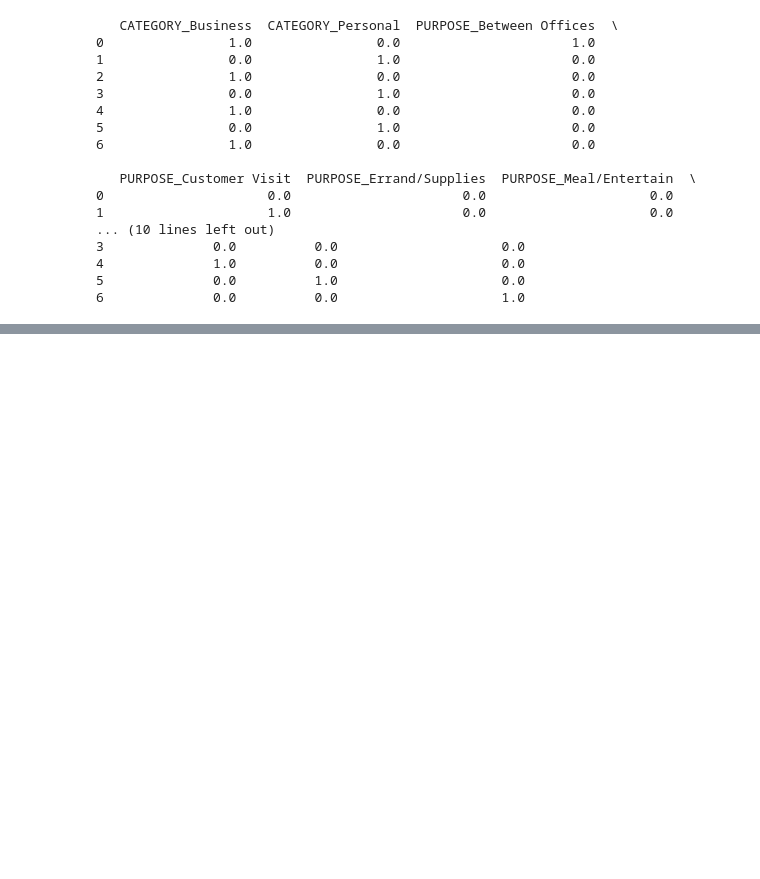
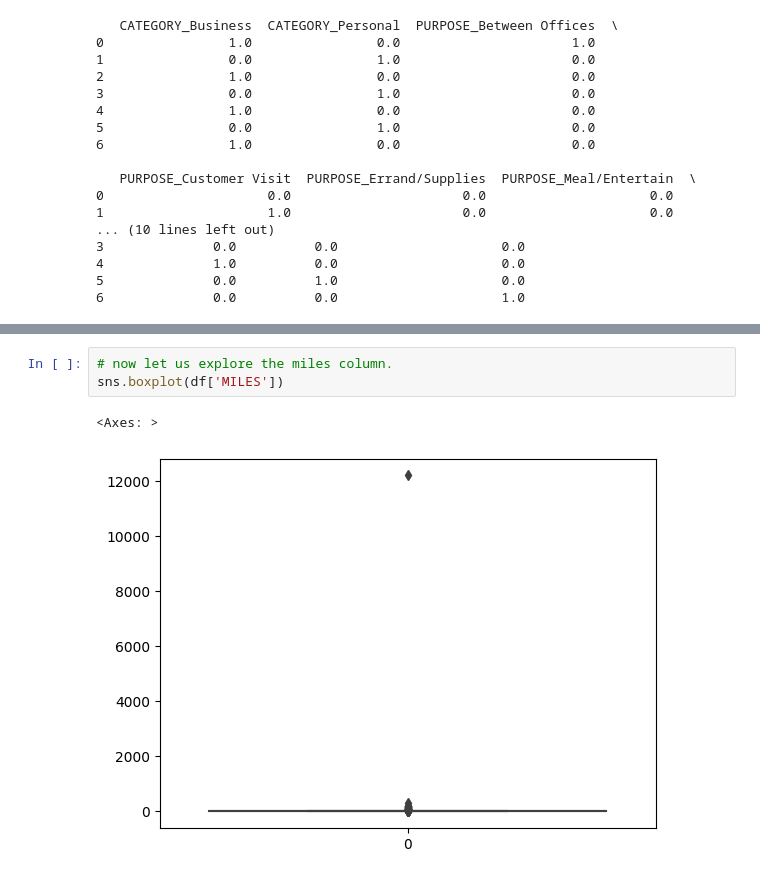
Before and after one commit to santr4/ml_projects, a Jupyter notebook: Uber Rides Data Analysis /Uber_Ride_Data_Analysis.ipynb, the cells around one changed output, grey strips where cells are left out. Cells and saved outputs as stored; diff of their text form; blank space fills up the shorter version.

```diff
--- a/Uber Rides Data Analysis /Uber_Ride_Data_Analysis.ipynb
+++ b/Uber Rides Data Analysis /Uber_Ride_Data_Analysis.ipynb
@@ -250,0 +294,6 @@ ValueError: zero-size array to reduction operation fmin which has no identity
+# %%
+# now let us explore the miles column.
+sns.boxplot(df['MILES'])
+# %% [output]
+<Axes: >
+[figure, added]
```
Also changed, not shown: parts of 4 cells of this notebook.
